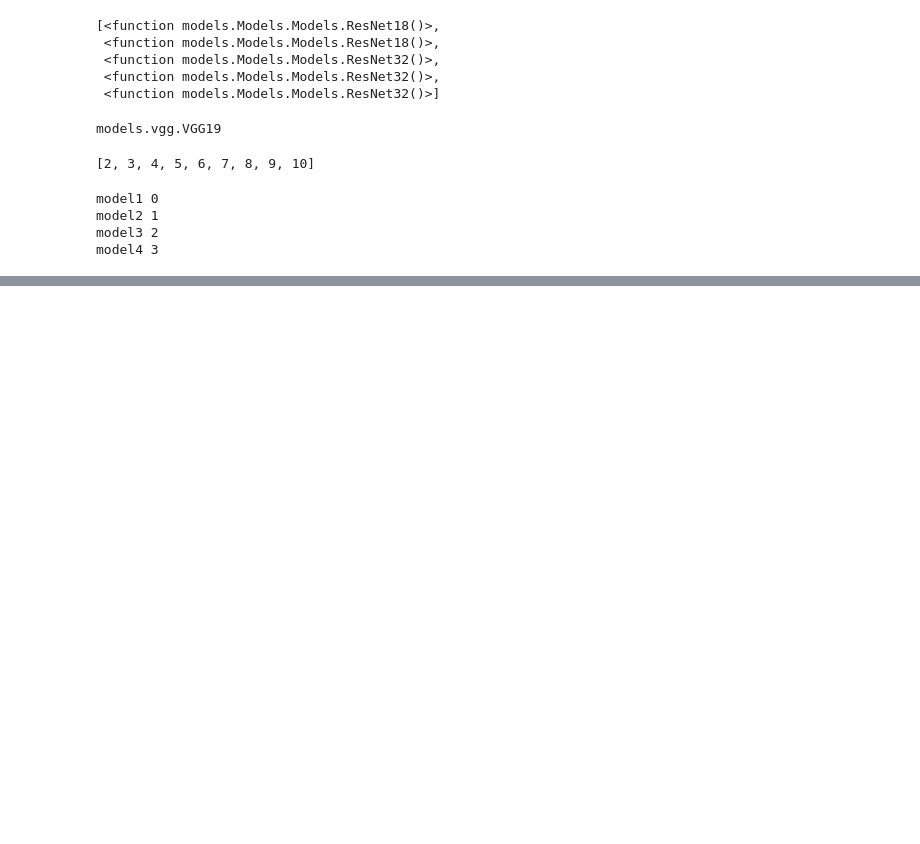
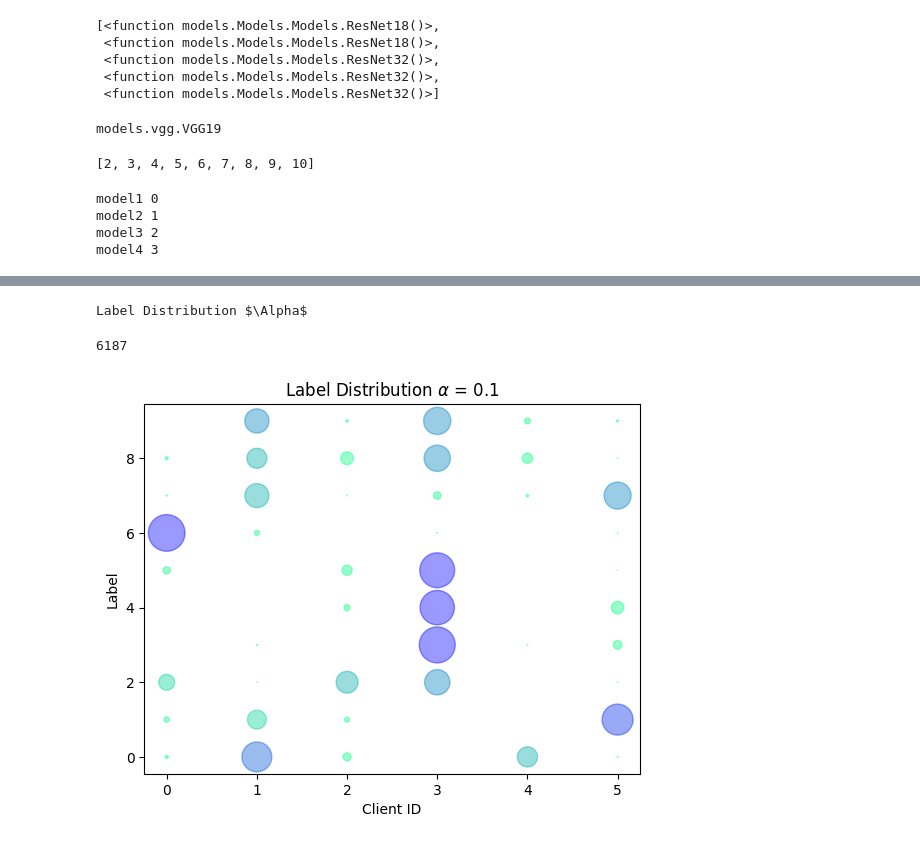
Before and after one commit to colinlaganier/FedDKD, a Jupyter notebook: testing.ipynb, the cells around one changed output, grey strips where cells are left out. Drawn from its saved outputs; the diff is of its cells as text; code cells hidden in the pictures; blank space fills up the shorter version.

```diff
--- a/testing.ipynb
+++ b/testing.ipynb
@@ -84,0 +91,9 @@ model4 3
+# %%
+train_transform = transforms.Compose([
+            transforms.Resize((32,32)),
+            transforms.RandomCrop(32, padding=4),
+            transforms.RandomHorizontalFlip(),
+            transforms.ToTensor(),
+            # transforms.Normalize(mean=self.mean, std=self.std),
+        ])
+dataset = CIFAR10('dataset/',train=True, download=True, transform=train_transform)
@@ -84,0 +153,2 @@ model4 3
+# %%
+subsets = create_balanced_subsets(dataset, 6)
@@ -84,0 +169,18 @@ model4 3
+# %%
+import matplotlib.pyplot as plt
+
+def plot_class_distribution(self, dataset):
+    class_counts = [[0] * 10 for _ in range(len(dataset))]
+    for i, subset in enumerate(dataset):
+        for _, target in subset:
+            class_counts[i][target] += 1
+
+    # Plotting
+    x = [i for i in range(self.num_clients) for _ in range(self.num_classes)]
+    y = [j for _ in range(self.num_clients) for j in range(self.num_classes)]
+    flattened_list = [element for sublist in class_counts for element in sublist]
+
+    fig, ax = plt.subplots()
+    ax.scatter(x, y, flattened_list, alpha=0.4)
+
+    plt.show()
@@ -84,0 +235,4 @@ model4 3
+# %%
+print(r'Label Distribution $\Alpha$')
+# %% [output]
+Label Distribution $\Alpha$
@@ -84,0 +278,10 @@ model4 3
+# %%
+subsets_dir = dirichlet_loaders(dataset, 6, 0.1)
+# %%
+len(subsets_dir[0])
+# %% [output]
+6187
+# %%
+plot_class_distribution(subsets_dir)
+# %% [output]
+[figure, added]
```
Also changed, not shown: parts of 39 cells of this notebook, 12 other files.
